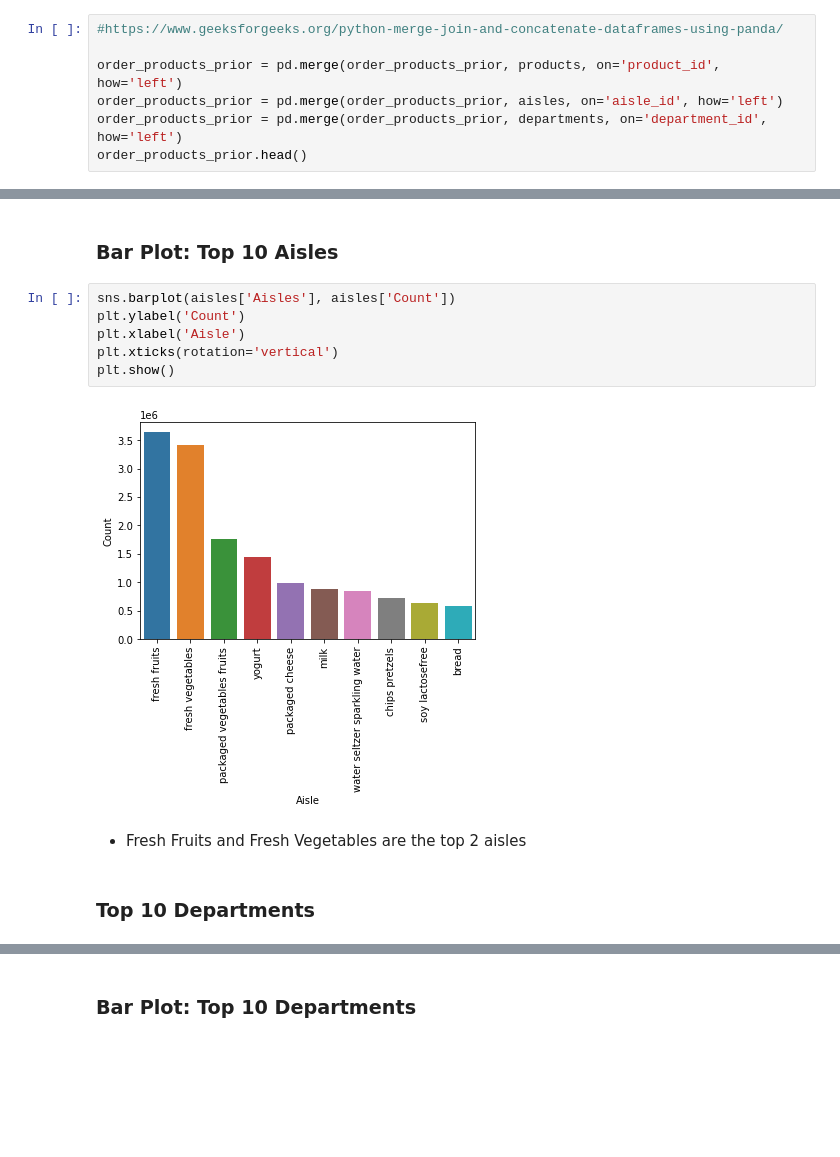
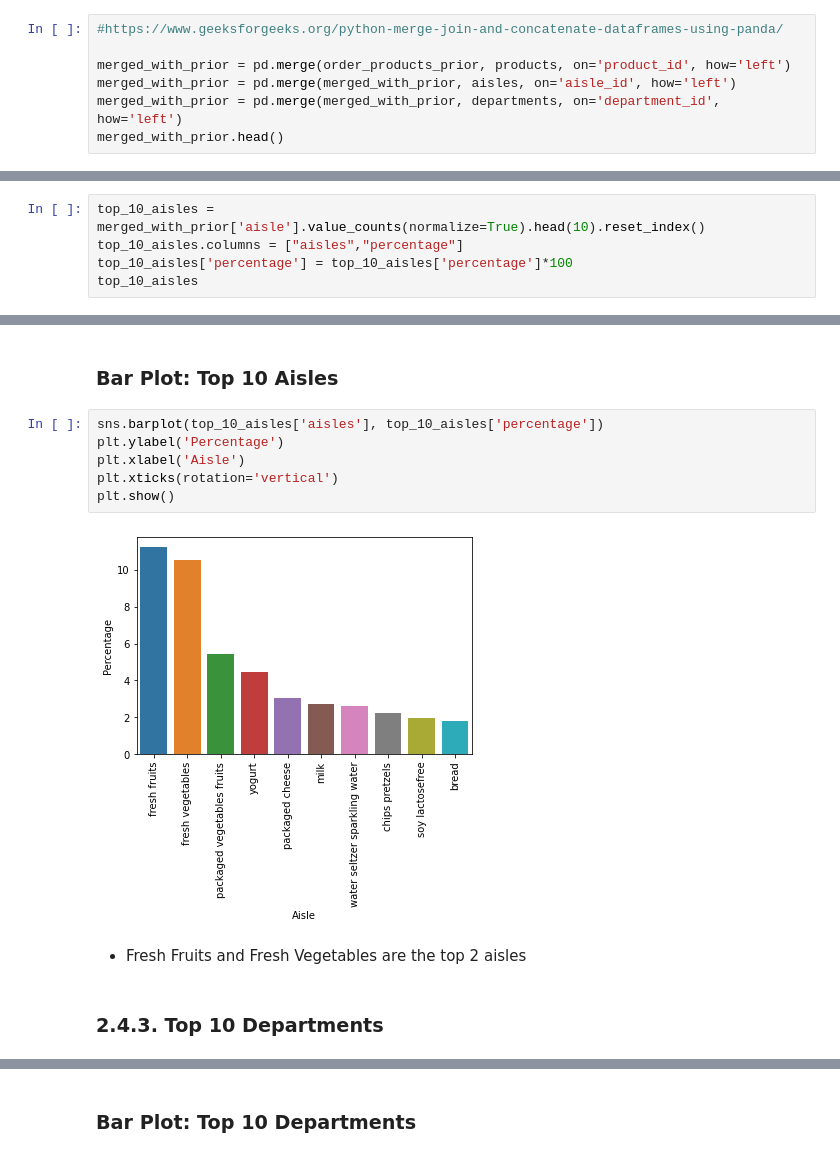
Before and after one commit to satyam2829/Exploratory-Data-Analysis, a Jupyter notebook: Instacart_market_basket_analysis_EDA.ipynb, the cells around one changed output, grey strips where cells are left out. Cells and saved outputs as stored; diff of their text form; blank space fills up the shorter version.

```diff
--- a/Instacart_market_basket_analysis_EDA.ipynb
+++ b/Instacart_market_basket_analysis_EDA.ipynb
@@ -792,10 +848,10 @@ set_count
 # %%
 #https://www.geeksforgeeks.org/python-merge-join-and-concatenate-dataframes-using-panda/
 
-order_products_prior = pd.merge(order_products_prior, products, on='product_id', how='left')
-order_products_prior = pd.merge(order_products_prior, aisles, on='aisle_id', how='left')
-order_products_prior = pd.merge(order_products_prior, departments, on='department_id', how='left')
-order_products_prior.head()
+merged_with_prior = pd.merge(order_products_prior, products, on='product_id', how='left')
+merged_with_prior = pd.merge(merged_with_prior, aisles, on='aisle_id', how='left')
+merged_with_prior = pd.merge(merged_with_prior, departments, on='department_id', how='left')
+merged_with_prior.head()
 # %% [output]
 |  | order_id | product_id | add_to_cart_order | reordered | product_name | aisle_id | department_id | aisle | ... |
 | 0 | 2 | 33120 | 1 | 1 | Organic Egg Whites | 86 | 16 | eggs | ... |
@@ -862,0 +903,5 @@ aisles
+# %%
+top_10_aisles = merged_with_prior['aisle'].value_counts(normalize=True).head(10).reset_index()
+top_10_aisles.columns = ["aisles","percentage"]
+top_10_aisles['percentage'] = top_10_aisles['percentage']*100
+top_10_aisles
@@ -863,15 +920,15 @@ aisles
 # %% [markdown]
 ### Bar Plot: Top 10 Aisles
 # %%
-sns.barplot(aisles['Aisles'], aisles['Count'])
-plt.ylabel('Count')
+sns.barplot(top_10_aisles['aisles'], top_10_aisles['percentage'])
+plt.ylabel('Percentage')
 plt.xlabel('Aisle')
 plt.xticks(rotation='vertical')
 plt.show()
 # %% [output]
-[figure, old version]
+[figure, new version]
 # %% [markdown]
 * Fresh Fruits and Fresh Vegetables are the top 2 aisles
 # %% [markdown]
-### Top 10 Departments
+### 2.4.3. Top 10 Departments
 # %%
```
Also changed, not shown: parts of 101 cells of this notebook.
